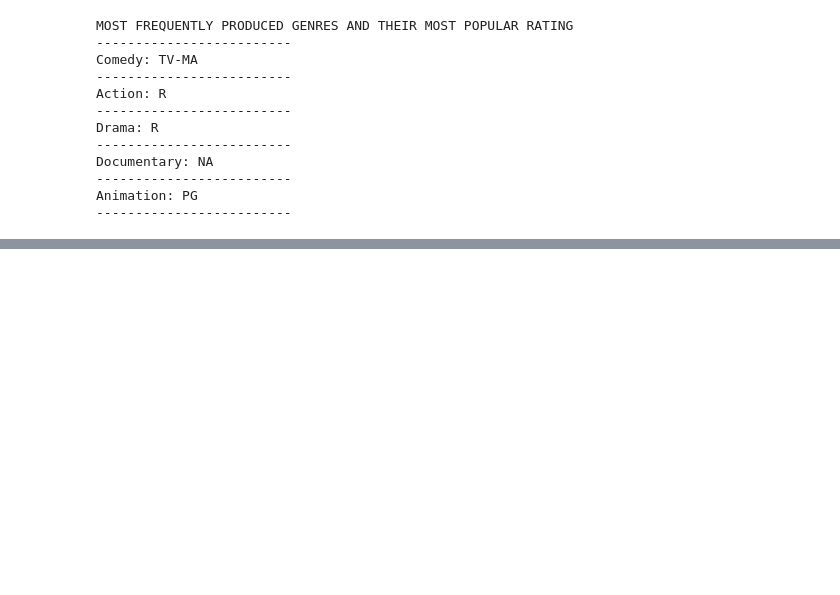
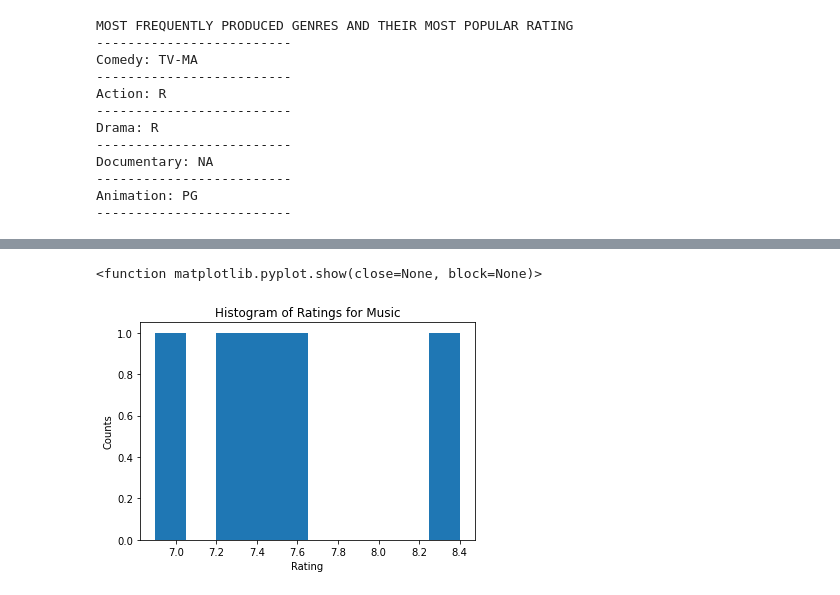
Before and after one commit to Joely0819/project1, a Jupyter notebook: Notebooks/Genre Sorting.ipynb, the cells around one changed output, grey strips where cells are left out. Saved outputs shown, nothing was run; the diff lists cells and outputs as text; code cells hidden in the pictures; blank space fills up the shorter version.

```diff
--- a/Notebooks/Genre Sorting.ipynb
+++ b/Notebooks/Genre Sorting.ipynb
@@ -518,0 +536,12 @@ Animation: PG
+# %%
+#music distribution
+music_rating = music_df["IMDB Rating"]
+plt.hist(music_rating)
+plt.xlabel("Rating")
+plt.ylabel("Counts")
+plt.title("Histogram of Ratings for Music")
+plt.savefig('music ratings histogram')
+plt.show
+# %% [output]
+<function matplotlib.pyplot.show(close=None, block=None)>
+[figure, added]
```
Also changed, not shown: parts of 3 cells of this notebook, 4 other files.
